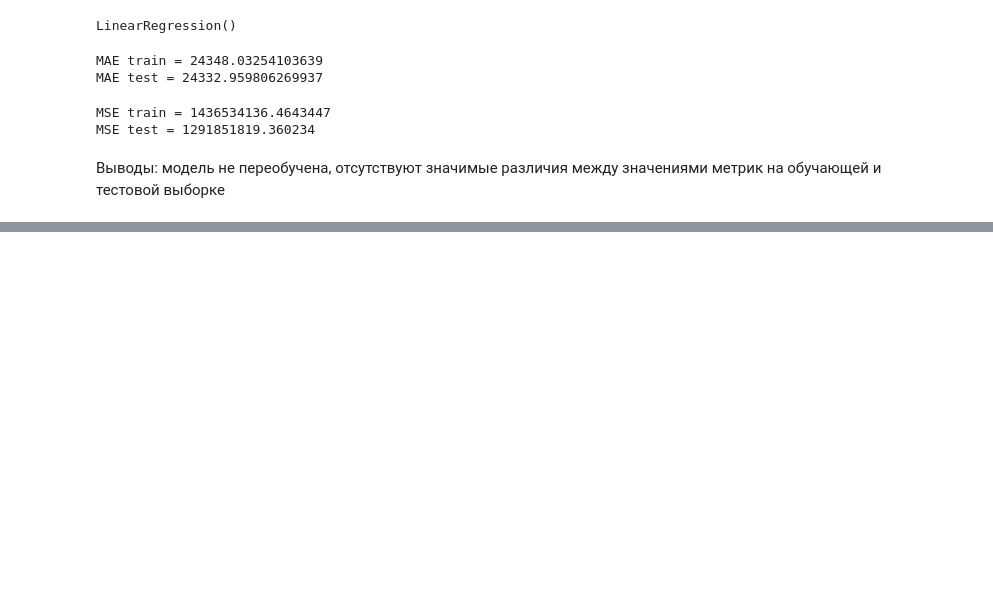
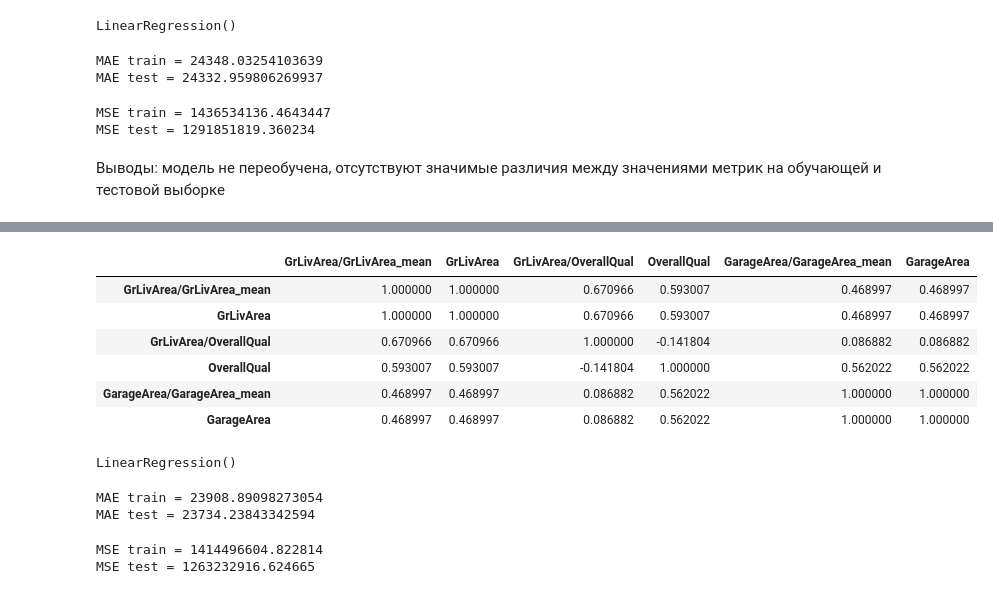
Before and after one commit to IgorKolotushkin/machine_learning_ds, a Jupyter notebook: hw2/Практическая работа. Линейная регрессия.ipynb, the cells around one changed output, grey strips where cells are left out. Drawn from its saved outputs; the diff is of its cells as text; code cells hidden in the pictures; blank space fills up the shorter version.

```diff
--- a/hw2/Практическая работа. Линейная регрессия.ipynb
+++ b/hw2/Практическая работа. Линейная регрессия.ipynb
@@ -311,0 +375,10 @@ MSE test = 1291851819.360234
+# %%
+df[['GrLivArea/GrLivArea_mean', 'GrLivArea', 'GrLivArea/OverallQual', 'OverallQual', 'GarageArea/GarageArea_mean', 'GarageArea']].corr()
+# %% [output]
+|  | GrLivArea/GrLivArea_mean | GrLivArea | GrLivArea/OverallQual | OverallQual | GarageArea/GarageArea_mean | GarageArea |
+| GrLivArea/GrLivArea_mean | 1.000000 | 1.000000 | 0.670966 | 0.593007 | 0.468997 | 0.468997 |
+| GrLivArea | 1.000000 | 1.000000 | 0.670966 | 0.593007 | 0.468997 | 0.468997 |
+| GrLivArea/OverallQual | 0.670966 | 0.670966 | 1.000000 | -0.141804 | 0.086882 | 0.086882 |
+| OverallQual | 0.593007 | 0.593007 | -0.141804 | 1.000000 | 0.562022 | 0.562022 |
+| GarageArea/GarageArea_mean | 0.468997 | 0.468997 | 0.086882 | 0.562022 | 1.000000 | 1.000000 |
+| GarageArea | 0.468997 | 0.468997 | 0.086882 | 0.562022 | 1.000000 | 1.000000 |
@@ -311,0 +392,5 @@ MSE test = 1291851819.360234
+# %%
+lr = LinearRegression()
+lr.fit(x_train, y_train)
+# %% [output]
+LinearRegression()
@@ -311,0 +400,12 @@ MSE test = 1291851819.360234
+# %%
+print(f'MAE train = {mean_absolute_error(y_train, pred_train)}')
+print(f'MAE test = {mean_absolute_error(y_test, pred_test)}')
+# %% [output]
+MAE train = 23908.89098273054
+MAE test = 23734.23843342594
+# %%
+print(f'MSE train = {mean_squared_error(y_train, pred_train)}')
+print(f'MSE test = {mean_squared_error(y_test, pred_test)}')
+# %% [output]
+MSE train = 1414496604.822814
+MSE test = 1263232916.624665
```
Also changed, not shown: parts of 8 cells of this notebook.
